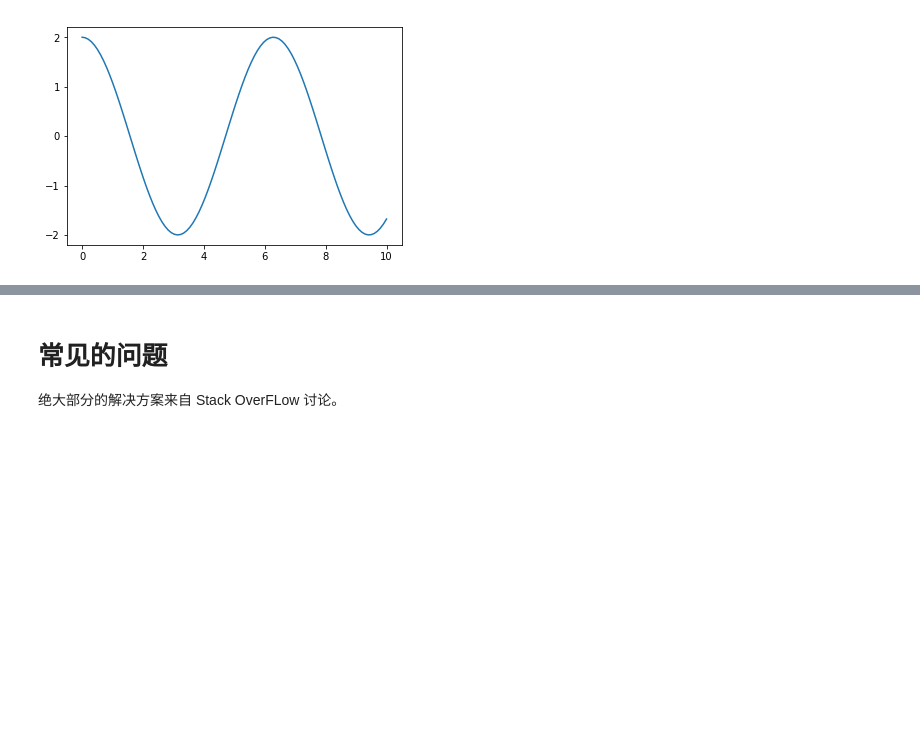
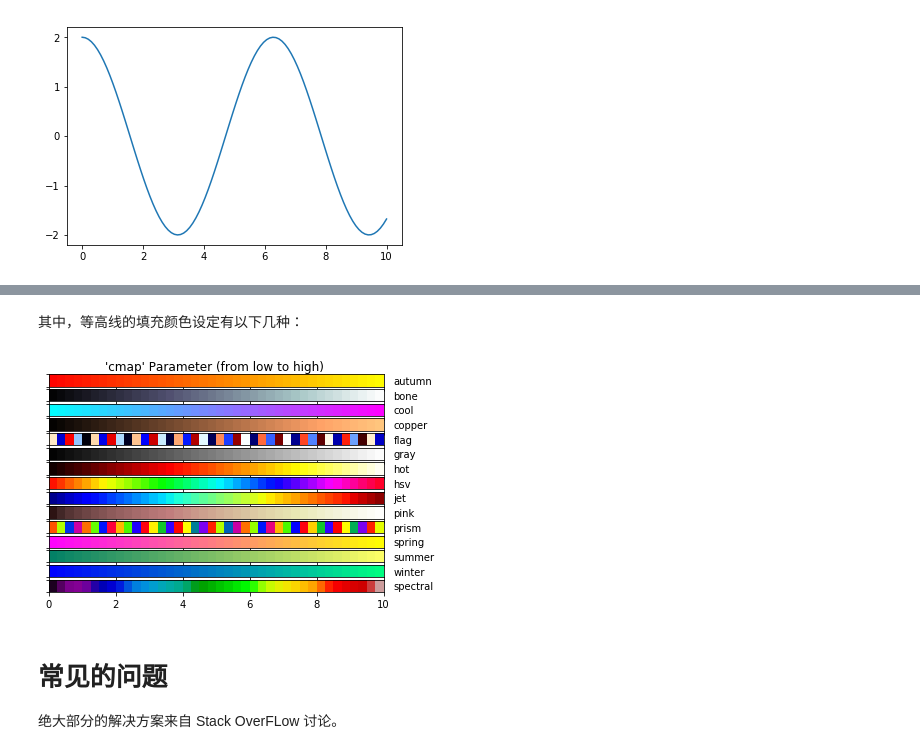
Before and after one commit to wklchris/Note-by-Jupyter, a Jupyter notebook: Python/Matplotlib.ipynb, the cells around one changed output, grey strips where cells are left out. Saved outputs shown, nothing was run; the diff lists cells and outputs as text; code cells hidden in the pictures; blank space fills up the shorter version.

```diff
--- a/Python/Matplotlib.ipynb
+++ b/Python/Matplotlib.ipynb
@@ -390,3 +442,24 @@ fig.savefig(filename, transparent='True', format='pdf')
+# %% [markdown]
+其中，等高线的填充颜色设定有以下几种：
+# %%
+cmap_paras = ['autumn', 'bone', 'cool', 'copper', 'flag', 'gray', 'hot', 'hsv',
+              'jet', 'pink', 'prism', 'spring', 'summer', 'winter', 'spectral']
+
+plt.close('all')
+fig, axarr = plt.subplots(len(cmap_paras), 1, sharex=True)
+
+X, Y = np.meshgrid(np.linspace(0, 10, 100), np.linspace(0, 1, 10))
+Z = X
+
+axarr[0].set_title('\'cmap\' Parameter (from low to high) ')
+for index, cmapstr in enumerate(cmap_paras):
+    axarr[index].contourf(X, Y, Z, 40, cmap=cmapstr)  # 分为40级
+    axarr[index].text(10.3, 0.2, cmapstr)
+    axarr[index].set_yticklabels([])
+
+plt.show()
+# %% [output]
+[figure, added]
 # %% [markdown]
 # 常见的问题
 
```
Also changed, not shown: parts of 6 cells of this notebook.
